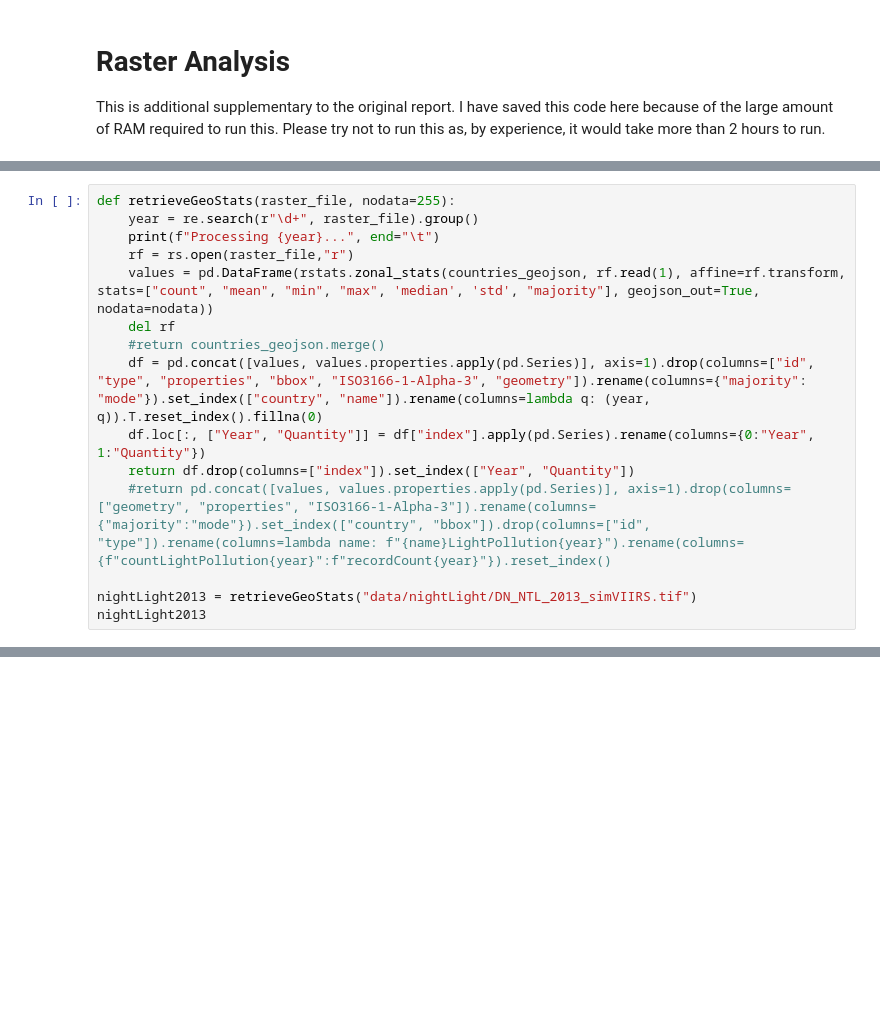
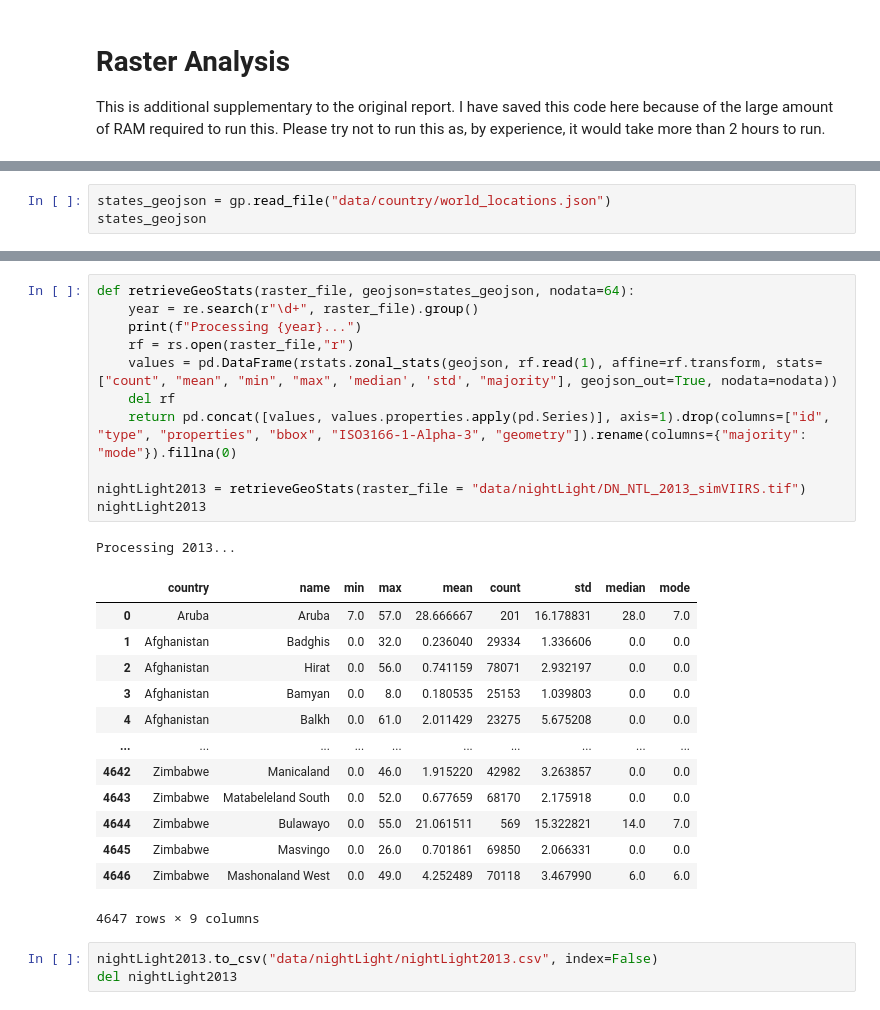
Before and after one commit to ThePyProgrammer/lightPollution, a Jupyter notebook: RasterAnalysis.ipynb, the cells around one changed output, grey strips where cells are left out. Cells and saved outputs as stored; diff of their text form; blank space fills up the shorter version.

```diff
--- a/RasterAnalysis.ipynb
+++ b/RasterAnalysis.ipynb
@@ -54,15 +4,0 @@ countries_geojson.plot("country", figsize=(16, 8))
-# %%
-def retrieveGeoStats(raster_file, nodata=255):
-    year = re.search(r"\d+", raster_file).group()
-    print(f"Processing {year}...", end="\t")
-    rf = rs.open(raster_file,"r")
-    values = pd.DataFrame(rstats.zonal_stats(countries_geojson, rf.read(1), affine=rf.transform, stats=["count", "mean", "min", "max", 'median', 'std', "majority"], geojson_out=True, nodata=nodata))
-    del rf
-    #return countries_geojson.merge()
-    df = pd.concat([values, values.properties.apply(pd.Series)], axis=1).drop(columns=["id", "type", "properties", "bbox", "ISO3166-1-Alpha-3", "geometry"]).rename(columns={"majority": "mode"}).set_index(["country", "name"]).rename(columns=lambda q: (year, q)).T.reset_index().fillna(0)
-    df.loc[:, ["Year", "Quantity"]] = df["index"].apply(pd.Series).rename(columns={0:"Year", 1:"Quantity"})
-    return df.drop(columns=["index"]).set_index(["Year", "Quantity"])
-    #return pd.concat([values, values.properties.apply(pd.Series)], axis=1).drop(columns=["geometry", "properties", "ISO3166-1-Alpha-3"]).rename(columns={"majority":"mode"}).set_index(["country", "bbox"]).drop(columns=["id", "type"]).rename(columns=lambda name: f"{name}LightPollution{year}").rename(columns={f"countLightPollution{year}":f"recordCount{year}"}).reset_index()
-
-nightLight2013 = retrieveGeoStats("data/nightLight/DN_NTL_2013_simVIIRS.tif")
-nightLight2013
@@ -285,0 +50,3 @@ nightLightCSVNoDark
+# %%
+states_geojson = gp.read_file("data/country/world_locations.json")
+states_geojson
@@ -285,0 +77,29 @@ nightLightCSVNoDark
+# %%
+def retrieveGeoStats(raster_file, geojson=states_geojson, nodata=64):
+    year = re.search(r"\d+", raster_file).group()
+    print(f"Processing {year}...")
+    rf = rs.open(raster_file,"r")
+    values = pd.DataFrame(rstats.zonal_stats(geojson, rf.read(1), affine=rf.transform, stats=["count", "mean", "min", "max", 'median', 'std', "majority"], geojson_out=True, nodata=nodata))
+    del rf
+    return pd.concat([values, values.properties.apply(pd.Series)], axis=1).drop(columns=["id", "type", "properties", "bbox", "ISO3166-1-Alpha-3", "geometry"]).rename(columns={"majority": "mode"}).fillna(0)
+
+nightLight2013 = retrieveGeoStats(raster_file = "data/nightLight/DN_NTL_2013_simVIIRS.tif")
+nightLight2013
+# %% [output]
+Processing 2013...
+|  | country | name | min | max | mean | count | std | median | mode |
+| 0 | Aruba | Aruba | 7.0 | 57.0 | 28.666667 | 201 | 16.178831 | 28.0 | 7.0 |
+| 1 | Afghanistan | Badghis | 0.0 | 32.0 | 0.236040 | 29334 | 1.336606 | 0.0 | 0.0 |
+| 2 | Afghanistan | Hirat | 0.0 | 56.0 | 0.741159 | 78071 | 2.932197 | 0.0 | 0.0 |
+| 3 | Afghanistan | Bamyan | 0.0 | 8.0 | 0.180535 | 25153 | 1.039803 | 0.0 | 0.0 |
+| 4 | Afghanistan | Balkh | 0.0 | 61.0 | 2.011429 | 23275 | 5.675208 | 0.0 | 0.0 |
+| ... | ... | ... | ... | ... | ... | ... | ... | ... | ... |
+| 4642 | Zimbabwe | Manicaland | 0.0 | 46.0 | 1.915220 | 42982 | 3.263857 | 0.0 | 0.0 |
+| 4643 | Zimbabwe | Matabeleland South | 0.0 | 52.0 | 0.677659 | 68170 | 2.175918 | 0.0 | 0.0 |
+| 4644 | Zimbabwe | Bulawayo | 0.0 | 55.0 | 21.061511 | 569 | 15.322821 | 14.0 | 7.0 |
+| 4645 | Zimbabwe | Masvingo | 0.0 | 26.0 | 0.701861 | 69850 | 2.066331 | 0.0 | 0.0 |
+| 4646 | Zimbabwe | Mashonaland West | 0.0 | 49.0 | 4.252489 | 70118 | 3.467990 | 6.0 | 6.0 |
+4647 rows × 9 columns
+# %%
+nightLight2013.to_csv("data/nightLight/nightLight2013.csv", index=False)
+del nightLight2013
```
Also changed, not shown: parts of 41 cells of this notebook, 3 other files.
